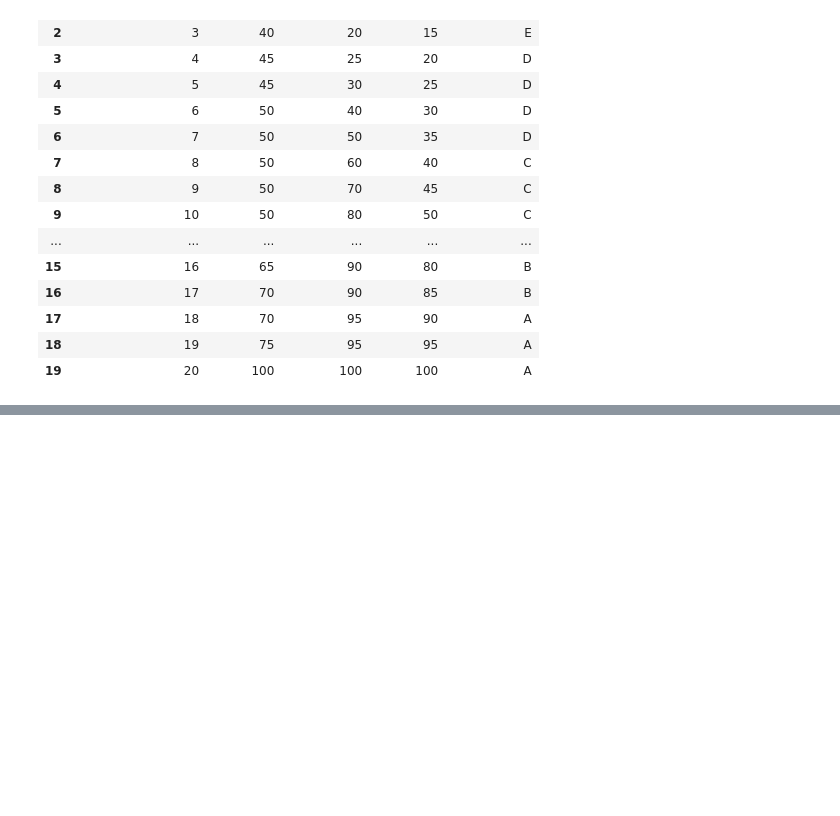
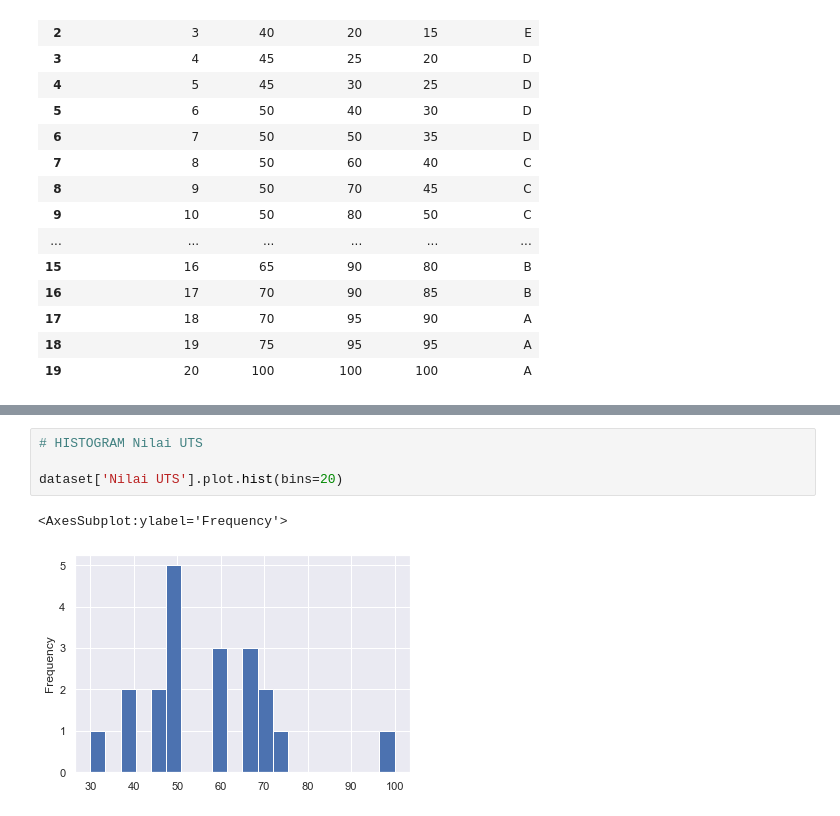
Before and after one commit to rysamuel9/Tugas-Data-Mining, a Jupyter notebook: Sesi 2 - Tugas Grafik Satistik/grafik_statistik.ipynb, the cells around one changed output, grey strips where cells are left out. Cells and saved outputs as stored; diff of their text form; blank space fills up the shorter version.

```diff
--- a/Sesi 2 - Tugas Grafik Satistik/grafik_statistik.ipynb
+++ b/Sesi 2 - Tugas Grafik Satistik/grafik_statistik.ipynb
@@ -75,0 +69,7 @@ SyntaxError: invalid syntax (<ipython-input-35-2009eba48225>, line 1)
+# %%
+# HISTOGRAM Nilai UTS
+
+dataset['Nilai UTS'].plot.hist(bins=20)
+# %% [output]
+<AxesSubplot:ylabel='Frequency'>
+[figure, added]
```
Also changed, not shown: parts of 6 cells of this notebook, 3 other files.
